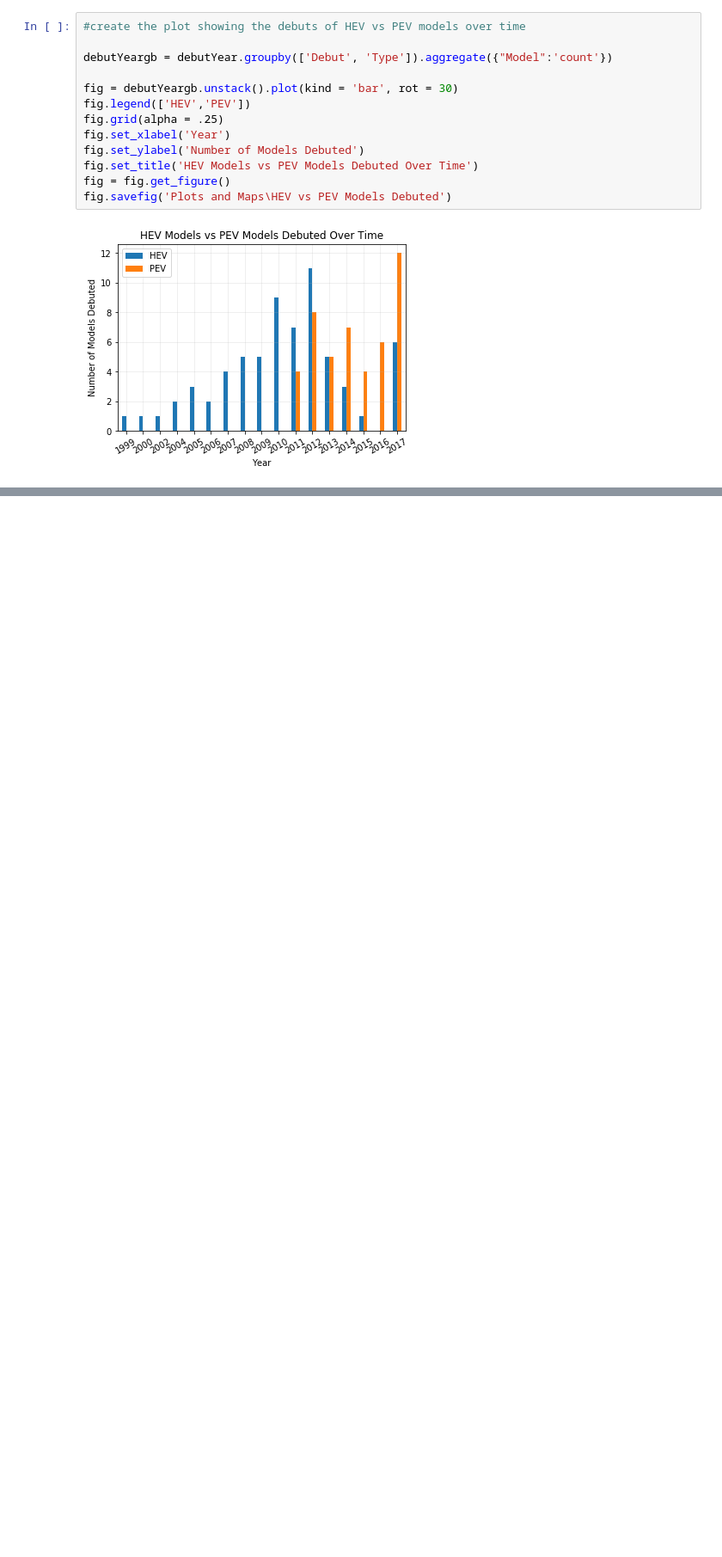
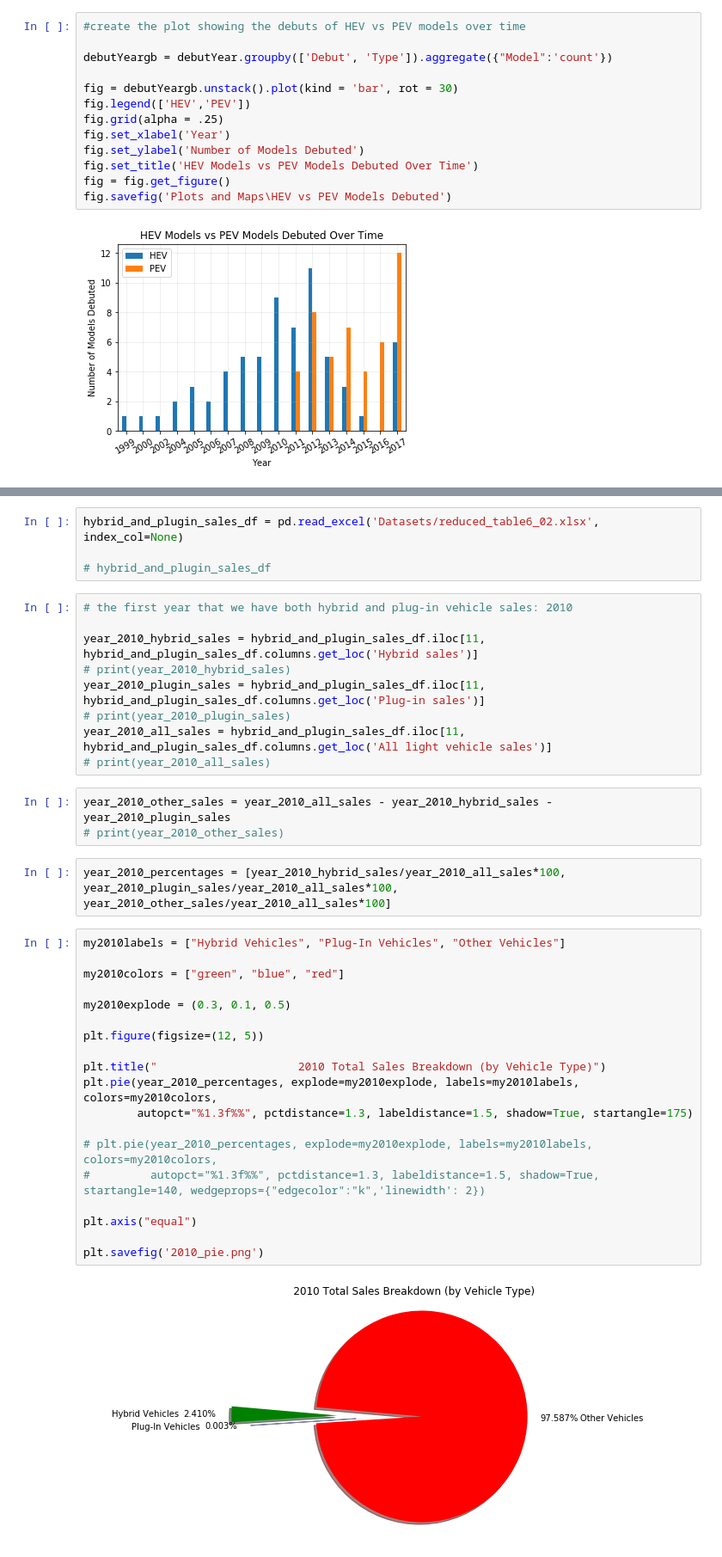
Before and after one commit to Barbara-Gordon/Team9, a Jupyter notebook: Combined Notebook 1.ipynb, the cells around one changed output, grey strips where cells are left out. Shown at 86% size. Saved outputs shown, nothing was run; the diff lists cells and outputs as text; blank space fills up the shorter version.

```diff
--- a/Combined Notebook 1.ipynb
+++ b/Combined Notebook 1.ipynb
@@ -359,0 +364,39 @@ fig.savefig('Plots and Maps\HEV vs PEV Models Debuted')
+# %%
+hybrid_and_plugin_sales_df = pd.read_excel('Datasets/reduced_table6_02.xlsx', index_col=None)
+
+# hybrid_and_plugin_sales_df
+# %%
+# the first year that we have both hybrid and plug-in vehicle sales: 2010
+
+year_2010_hybrid_sales = hybrid_and_plugin_sales_df.iloc[11, hybrid_and_plugin_sales_df.columns.get_loc('Hybrid sales')]
+# print(year_2010_hybrid_sales)
+year_2010_plugin_sales = hybrid_and_plugin_sales_df.iloc[11, hybrid_and_plugin_sales_df.columns.get_loc('Plug-in sales')]
+# print(year_2010_plugin_sales)
+year_2010_all_sales = hybrid_and_plugin_sales_df.iloc[11, hybrid_and_plugin_sales_df.columns.get_loc('All light vehicle sales')]
+# print(year_2010_all_sales)
+# %%
+year_2010_other_sales = year_2010_all_sales - year_2010_hybrid_sales - year_2010_plugin_sales
+# print(year_2010_other_sales)
+# %%
+year_2010_percentages = [year_2010_hybrid_sales/year_2010_all_sales*100, year_2010_plugin_sales/year_2010_all_sales*100, year_2010_other_sales/year_2010_all_sales*100]
+# %%
+my2010labels = ["Hybrid Vehicles", "Plug-In Vehicles", "Other Vehicles"]
+
+my2010colors = ["green", "blue", "red"]
+
+my2010explode = (0.3, 0.1, 0.5)
+
+plt.figure(figsize=(12, 5))
+
+plt.title("                     2010 Total Sales Breakdown (by Vehicle Type)")
+plt.pie(year_2010_percentages, explode=my2010explode, labels=my2010labels, colors=my2010colors,
+        autopct="%1.3f%%", pctdistance=1.3, labeldistance=1.5, shadow=True, startangle=175)
+
+# plt.pie(year_2010_percentages, explode=my2010explode, labels=my2010labels, colors=my2010colors,
+#         autopct="%1.3f%%", pctdistance=1.3, labeldistance=1.5, shadow=True, startangle=140, wedgeprops={"edgecolor":"k",'linewidth': 2})
+
+plt.axis("equal")
+
+plt.savefig('2010_pie.png')
+# %% [output]
+[figure, added]
```
Also changed, not shown: parts of 13 cells of this notebook.
